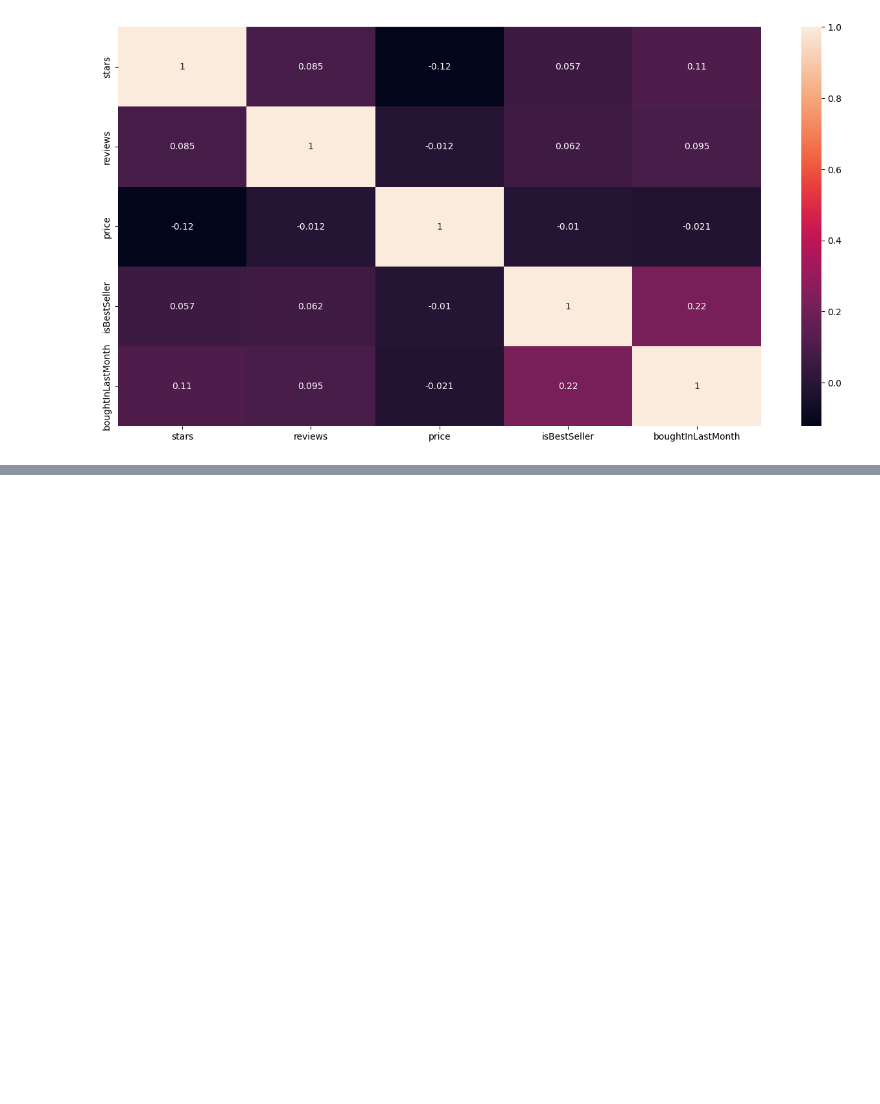
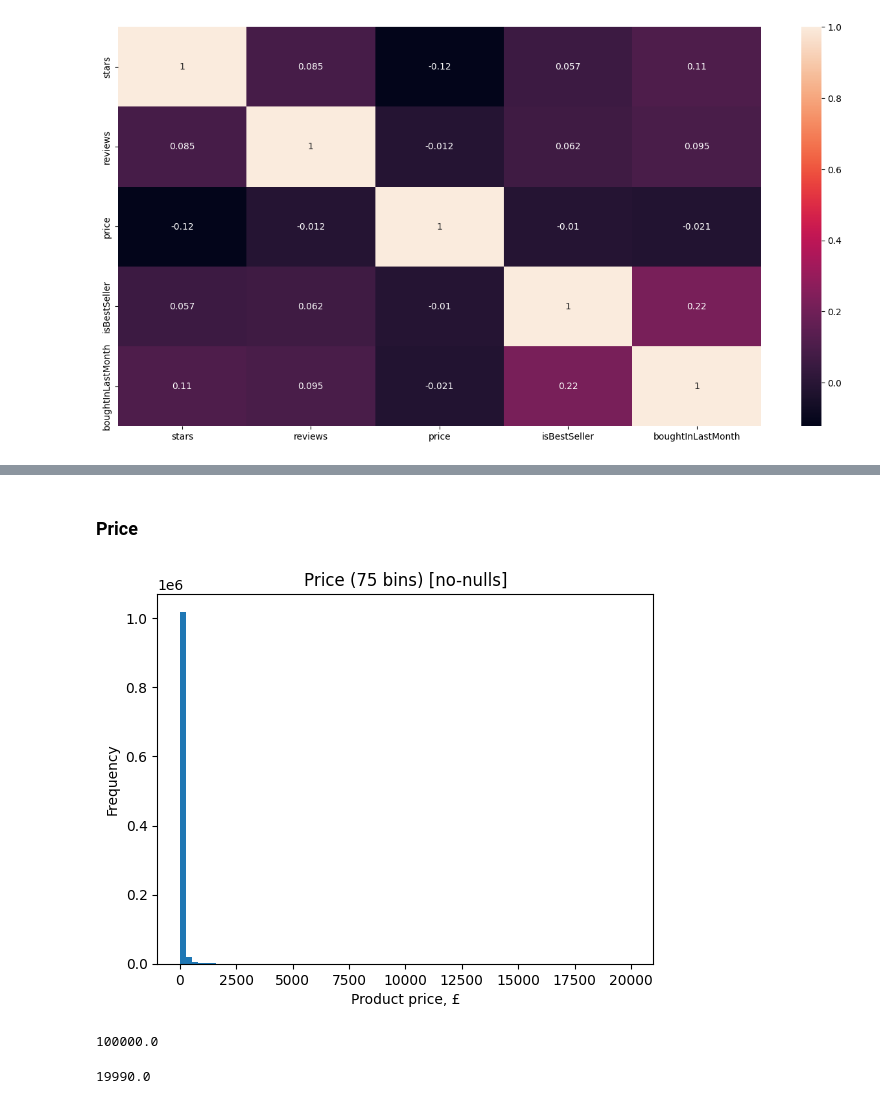
Before and after one commit to kieranthakkar/amazonOptimiser, a Jupyter notebook: data inspection and exploration.ipynb, the cells around one changed output, grey strips where cells are left out. Cells and saved outputs as stored; diff of their text form; code cells hidden in the pictures; blank space fills up the shorter version.

```diff
--- a/data inspection and exploration.ipynb
+++ b/data inspection and exploration.ipynb
@@ -192,0 +244,23 @@ sns.heatmap(corr_matrix, annot=True)
+# %% [markdown]
+### Price
+# %%
+plt.hist(nn_df['price'], bins=75)
+
+plt.title('Price (75 bins) [no-nulls]')
+plt.xlabel("Product price, £")
+plt.ylabel("Frequency")
+
+# Save the histogram with a transparent background
+plt.savefig(r"Figures\nonullsPrice.png", transparent=True)
+
+plt.show()
+# %% [output]
+[figure, added]
+# %%
+df["price"].max()
+# %% [output]
+100000.0
+# %%
+nn_df["price"].max()
+# %% [output]
+19990.0
```
Also changed, not shown: parts of 9 cells of this notebook.
